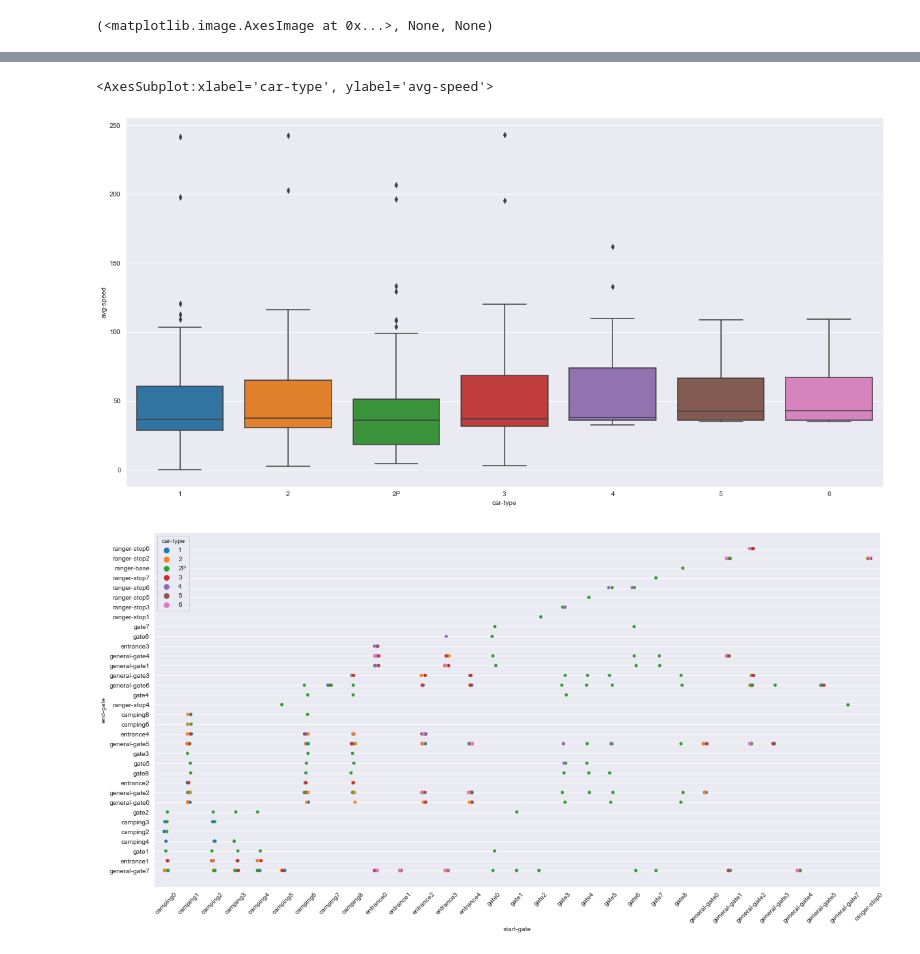
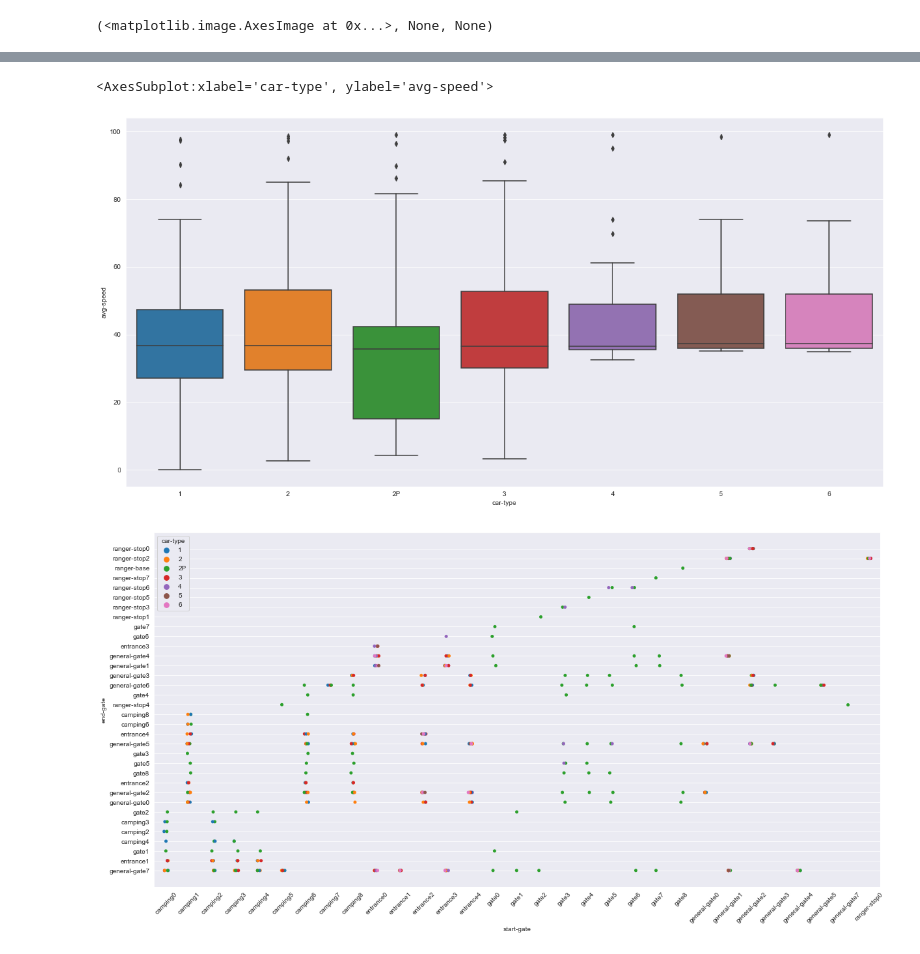
Before and after one commit to dollberk/Patterns_of_Life_Capstone, a Jupyter notebook: Capstone_Final.ipynb, the cells around one changed output, grey strips where cells are left out. Cells and saved outputs as stored; diff of their text form; code cells hidden in the pictures.

Commit message:
Some plots for the speed

```diff
--- a/Capstone_Final.ipynb
+++ b/Capstone_Final.ipynb
@@ -420,10 +420,17 @@ for x in speeds.items():
 # %%
 # print(hues)
 hues = np.array(hues).T
-speed_df = pd.DataFrame(data=zip(hues[0], hues[1], hues[2], x_vals, y_vals), columns=['start-gate', 'end-gate', 'distance', 'car-type', 'avg-speed'])
+start_type = [x[0:-1] for x in hues[0]]
+end_type = [x[0:-1] for x in hues[1]]
+speed_df = pd.DataFrame(data=zip(hues[0], hues[1], hues[2], x_vals, y_vals, start_type, end_type), columns=['start-gate', 'end-gate', 'distance', 'car-type', 'avg-speed', 'start-type', 'end-type'])
 speed_df['distance'] = speed_df['distance'].astype('float')
 speed_df['car-type'] = speed_df['car-type'].astype('category')
 speed_df['start-gate'] = speed_df['start-gate'].astype('category')
 speed_df['end-gate'] = speed_df['end-gate'].astype('category')
-print(speed_df.dtypes)
+speed_df['start-type'] = speed_df['start-type'].astype('category')
+speed_df['end-type'] = speed_df['end-type'].astype('category')
+
+speed_df_wo_outliers = speed_df[speed_df['avg-speed'] < 100]
+
+print(speed_df)
 # %% [output]
@@ -436,8 +454,9 @@ dtype: object
 # %%
-sns.boxplot(x=speed_df['car-type'], y=speed_df['avg-speed'])
+#sns.boxplot(x=speed_df['car-type'], y=speed_df['avg-speed'])
+sns.boxplot(x=speed_df_wo_outliers['car-type'], y=speed_df_wo_outliers['avg-speed'])
 # %% [output]
 <AxesSubplot:xlabel='car-type', ylabel='avg-speed'>
-[figure, old version]
+[figure, new version]
 # %%
 sns.stripplot(x=speed_df['start-gate'], y=speed_df['end-gate'], hue=speed_df['car-type'])
 plt.xticks(rotation=45)
```
Also changed, not shown: parts of 3 cells of this notebook.
